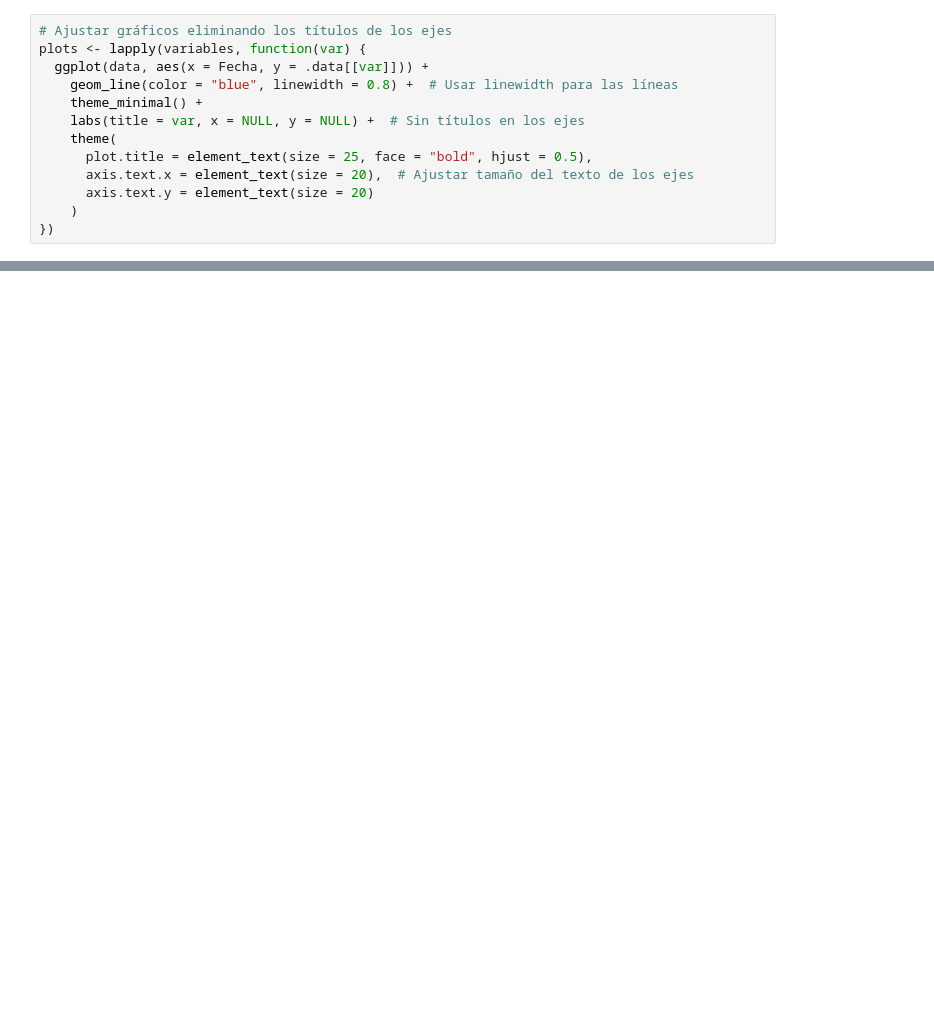
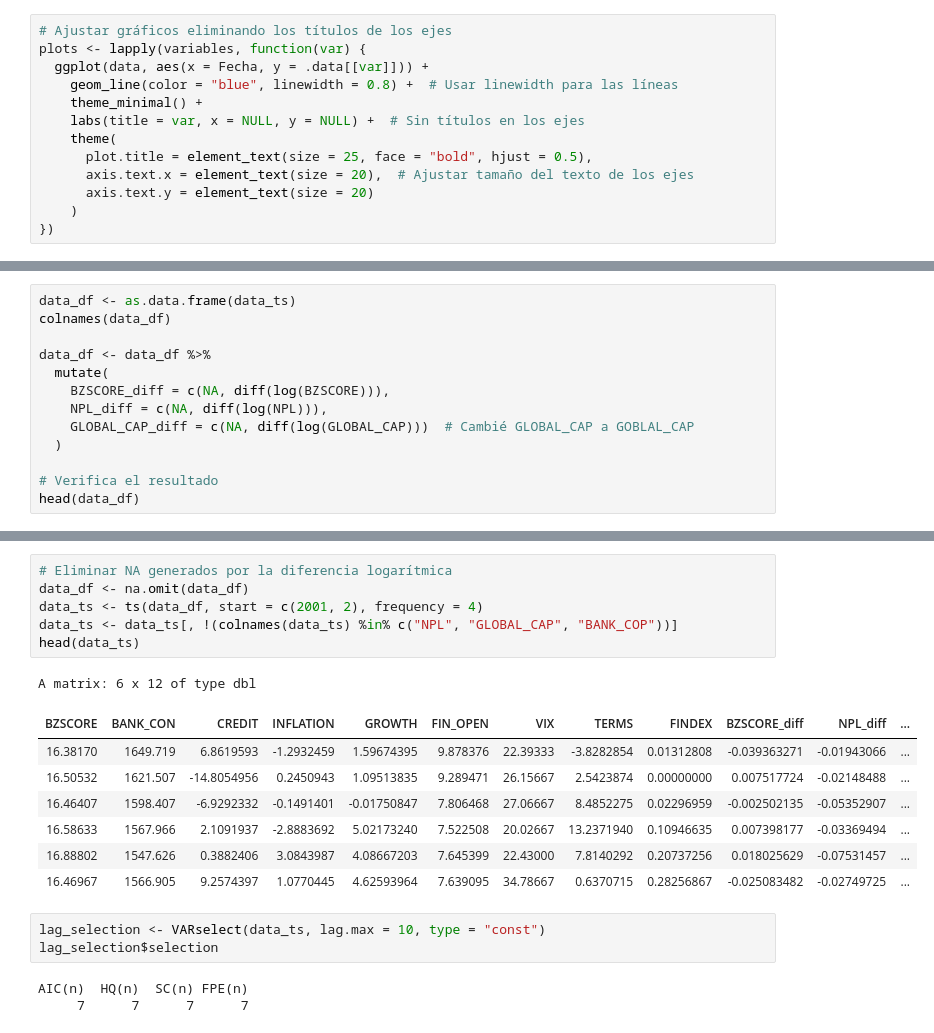
Before and after one commit to GabrielDelCarpio/Tesis-paper, a Jupyter notebook: Tesis data/Estadística descriptiva.ipynb, the cells around one changed output, grey strips where cells are left out. Saved outputs shown, nothing was run; the diff lists cells and outputs as text; blank space fills up the shorter version.

```diff
--- a/Tesis data/Estadística descriptiva.ipynb
+++ b/Tesis data/Estadística descriptiva.ipynb
@@ -164,0 +205,13 @@ pdf
+# %%
+data_df <- as.data.frame(data_ts)
+colnames(data_df)
+
+data_df <- data_df %>%
+  mutate(
+    BZSCORE_diff = c(NA, diff(log(BZSCORE))),
+    NPL_diff = c(NA, diff(log(NPL))),
+    GLOBAL_CAP_diff = c(NA, diff(log(GLOBAL_CAP)))  # Cambié GLOBAL_CAP a GOBLAL_CAP
+  )
+
+# Verifica el resultado
+head(data_df)
@@ -164,0 +226,21 @@ pdf
+# %%
+# Eliminar NA generados por la diferencia logarítmica
+data_df <- na.omit(data_df)
+data_ts <- ts(data_df, start = c(2001, 2), frequency = 4)
+data_ts <- data_ts[, !(colnames(data_ts) %in% c("NPL", "GLOBAL_CAP", "BANK_COP"))]
+head(data_ts)
+# %% [output]
+A matrix: 6 x 12 of type dbl
+| BZSCORE | BANK_CON | CREDIT | INFLATION | GROWTH | FIN_OPEN | VIX | TERMS | FINDEX | BZSCORE_diff | NPL_diff | ... |
+| 16.38170 | 1649.719 | 6.8619593 | -1.2932459 | 1.59674395 | 9.878376 | 22.39333 | -3.8282854 | 0.01312808 | -0.039363271 | -0.01943066 | ... |
+| 16.50532 | 1621.507 | -14.8054956 | 0.2450943 | 1.09513835 | 9.289471 | 26.15667 | 2.5423874 | 0.00000000 | 0.007517724 | -0.02148488 | ... |
+| 16.46407 | 1598.407 | -6.9292332 | -0.1491401 | -0.01750847 | 7.806468 | 27.06667 | 8.4852275 | 0.02296959 | -0.002502135 | -0.05352907 | ... |
+| 16.58633 | 1567.966 | 2.1091937 | -2.8883692 | 5.02173240 | 7.522508 | 20.02667 | 13.2371940 | 0.10946635 | 0.007398177 | -0.03369494 | ... |
+| 16.88802 | 1547.626 | 0.3882406 | 3.0843987 | 4.08667203 | 7.645399 | 22.43000 | 7.8140292 | 0.20737256 | 0.018025629 | -0.07531457 | ... |
+| 16.46967 | 1566.905 | 9.2574397 | 1.0770445 | 4.62593964 | 7.639095 | 34.78667 | 0.6370715 | 0.28256867 | -0.025083482 | -0.02749725 | ... |
+# %%
+lag_selection <- VARselect(data_ts, lag.max = 10, type = "const")
+lag_selection$selection
+# %% [output]
+AIC(n)  HQ(n)  SC(n) FPE(n)
+     7      7      7      7
```
Also changed, not shown: parts of 23 cells of this notebook, 8 other files.
